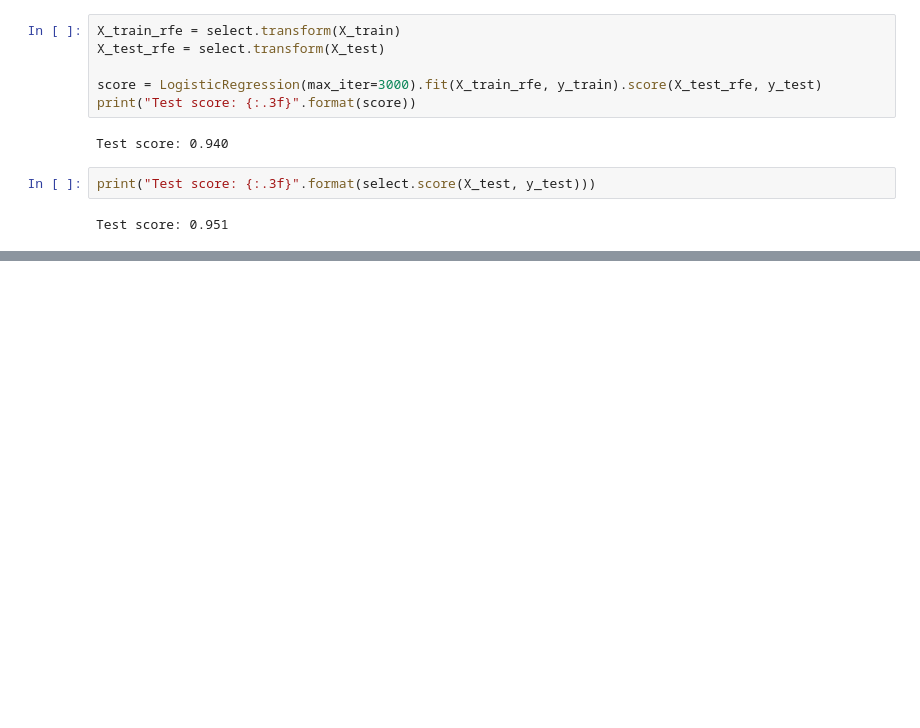
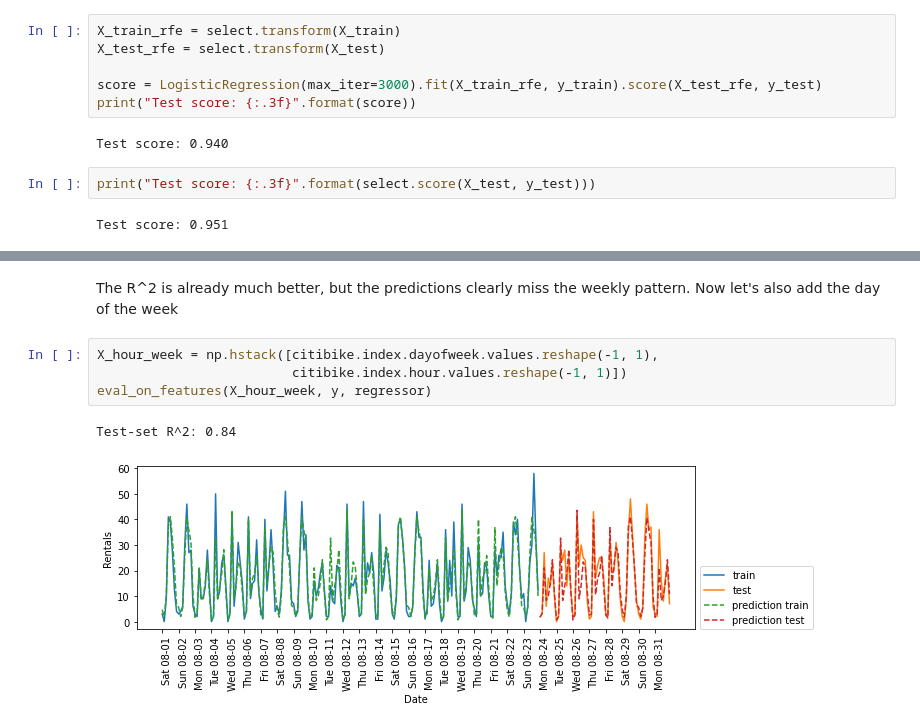
Before and after one commit to owend23/ML, a Jupyter notebook: representing_data_and_engineering_features.ipynb, the cells around one changed output, grey strips where cells are left out. Drawn from its saved outputs; the diff is of its cells as text; blank space fills up the shorter version.

```diff
--- a/representing_data_and_engineering_features.ipynb
+++ b/representing_data_and_engineering_features.ipynb
@@ -643,0 +738,9 @@ Test score: 0.951
+# %% [markdown]
+The R^2 is already much better, but the predictions clearly miss the weekly pattern. Now let's also add the day of the week
+# %%
+X_hour_week = np.hstack([citibike.index.dayofweek.values.reshape(-1, 1),
+                         citibike.index.hour.values.reshape(-1, 1)])
+eval_on_features(X_hour_week, y, regressor)
+# %% [output]
+Test-set R^2: 0.84
+[figure, added]
```
Also changed, not shown: parts of 24 cells of this notebook.
